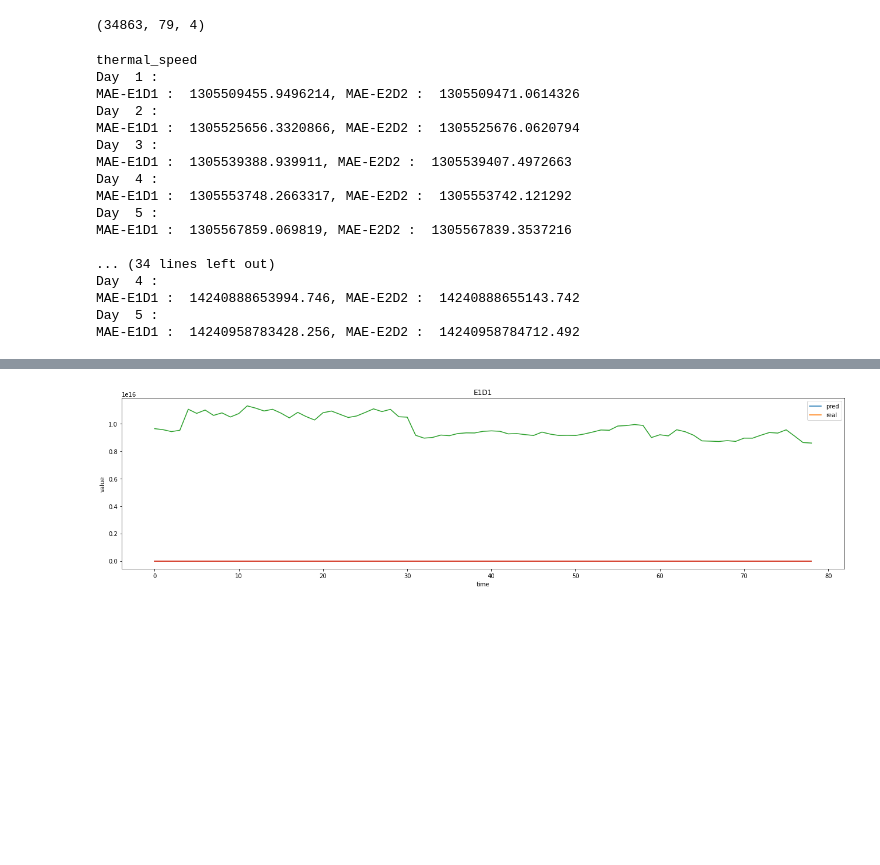
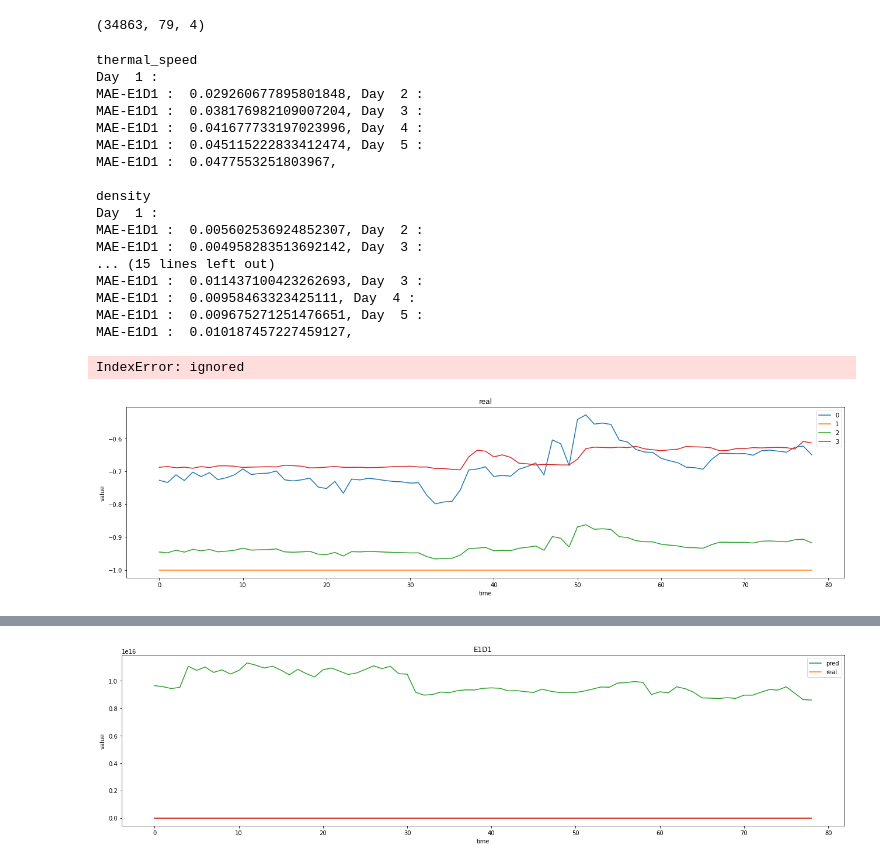
Before and after one commit to youssefantoury/SA-CORP_AIM, a Jupyter notebook: SA_CORP_AIM_shared.ipynb, the cells around one changed output, grey strips where cells are left out. Drawn from its saved outputs; the diff is of its cells as text; code cells hidden in the pictures; blank space fills up the shorter version.

```diff
--- a/SA_CORP_AIM_shared.ipynb
+++ b/SA_CORP_AIM_shared.ipynb
@@ -243,6 +234,7 @@ now ordinary 85% 15% splitting
 train_df,test_df = orderedFeaturesDf[0:198899], orderedFeaturesDf[198899:]
 # %%
 train = train_df
+#test = test_df
 scalers={}
 for i in train_df.columns:
     scaler = MinMaxScaler(feature_range=(-1,1))
@@ -251,7 +243,7 @@ for i in train_df.columns:
     scalers['scaler_'+ i] = scaler
     train[i]=s_s
 test = test_df
-for i in train_df.columns:
+for i in test_df.columns:
     scaler = scalers['scaler_'+i]
     s_s = scaler.transform(test[i].values.reshape(-1,1))
     s_s=np.reshape(s_s,len(s_s))
@@ -301,6 +293,9 @@ y_train = y_train.reshape((y_train.shape[0], y_train.shape[1], n_features))
 X_test, y_test = split_series(test.values,n_past, n_future)
 X_test = X_test.reshape((X_test.shape[0], X_test.shape[1],n_features))
 y_test = y_test.reshape((y_test.shape[0], y_test.shape[1], n_features))
+# %%
+#location saved models'/content/drive/MyDrive/e2d2model'
+loaded_model = tf.keras.models.load_model('/content/drive/MyDrive/e2d2model')
 # %%
 encoder_inputs = tf.keras.layers.Input(shape=(n_past, n_features))
 encoder_l1 = tf.keras.layers.LSTM(100, return_state=True)
@@ -392,3 +409,11 @@ pred_e2d2=model_e2d2.predict(X_test)
+# %%
+prediction=loaded_model.predict(X_test)
+# %%
+for index,i in enumerate(train_df.columns):
+    scaler = scalers['scaler_'+i]
+    prediction[:,:,index]=scaler.inverse_transform(prediction[:,:,index])
+    y_train[:,:,index]=scaler.inverse_transform(y_train[:,:,index])
+    y_test[:,:,index]=scaler.inverse_transform(y_test[:,:,index])
 # %%
 for index,i in enumerate(train_df.columns):
     scaler = scalers['scaler_'+i]
@@ -411,25 +436,40 @@ for index,i in enumerate(train_df.columns):
   print(i)
   for j in range(1,6):
     print("Day ",j,":")
-    print("MAE-E1D1 : ",mean_absolute_error(y_test[:,j-1,index],pred_e1d1[:,j-1,index]),end=", ")
-    print("MAE-E2D2 : ",mean_absolute_error(y_test[:,j-1,index],pred_e2d2[:,j-1,index]))
+    print("MAE-E1D1 : ",mean_absolute_error(y_test[:,j-1,index],prediction[:,j-1,index]),end=", ")
+    #print("MAE-E2D2 : ",mean_absolute_error(y_test[:,j-1,index],pred_e2d2[:,j-1,index]))
   print()
   print()
 # %% [output]
 thermal_speed
 Day  1 :
-MAE-E1D1 :  1305509455.9496214, MAE-E2D2 :  1305509471.0614326
-Day  2 :
-MAE-E1D1 :  1305525656.3320866, MAE-E2D2 :  1305525676.0620794
-Day  3 :
-MAE-E1D1 :  1305539388.939911, MAE-E2D2 :  1305539407.4972663
-Day  4 :
-MAE-E1D1 :  1305553748.2663317, MAE-E2D2 :  1305553742.121292
-Day  5 :
-MAE-E1D1 :  1305567859.069819, MAE-E2D2 :  1305567839.3537216
+MAE-E1D1 :  0.029260677895801848, Day  2 :
+MAE-E1D1 :  0.038176982109007204, Day  3 :
+MAE-E1D1 :  0.041677733197023996, Day  4 :
+MAE-E1D1 :  0.045115222833412474, Day  5 :
+MAE-E1D1 :  0.0477553251803967,
 
-... (34 lines left out)
-Day  4 :
-MAE-E1D1 :  14240888653994.746, MAE-E2D2 :  14240888655143.742
-Day  5 :
-MAE-E1D1 :  14240958783428.256, MAE-E2D2 :  14240958784712.492
+density
+Day  1 :
+MAE-E1D1 :  0.005602536924852307, Day  2 :
+MAE-E1D1 :  0.004958283513692142, Day  3 :
+... (15 lines left out)
+MAE-E1D1 :  0.011437100423262693, Day  3 :
+MAE-E1D1 :  0.00958463323425111, Day  4 :
+MAE-E1D1 :  0.009675271251476651, Day  5 :
+MAE-E1D1 :  0.010187457227459127,
+# %%
+dd=mean_absolute_error(y_test[:,j-1,index],prediction[:,j-1,index])
+plt.plot(dd[1])
+plt.show()
+# %% [output]
+IndexError: ignored
+# %%
+plt.plot(y_test[0:100][0])
+plt.title("real")
+plt.xlabel('time')
+plt.ylabel('value')
+plt.legend(['0', '1','2','3'])
+plt.show()
+# %% [output]
+[figure, added]
```
Also changed, not shown: parts of 11 cells of this notebook.
